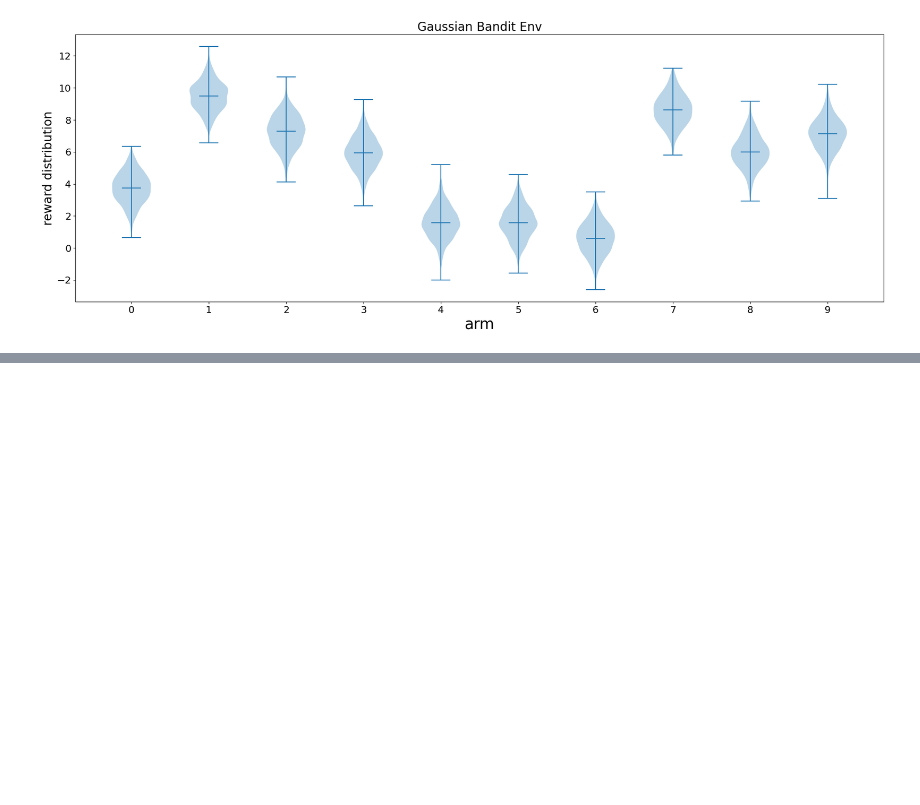
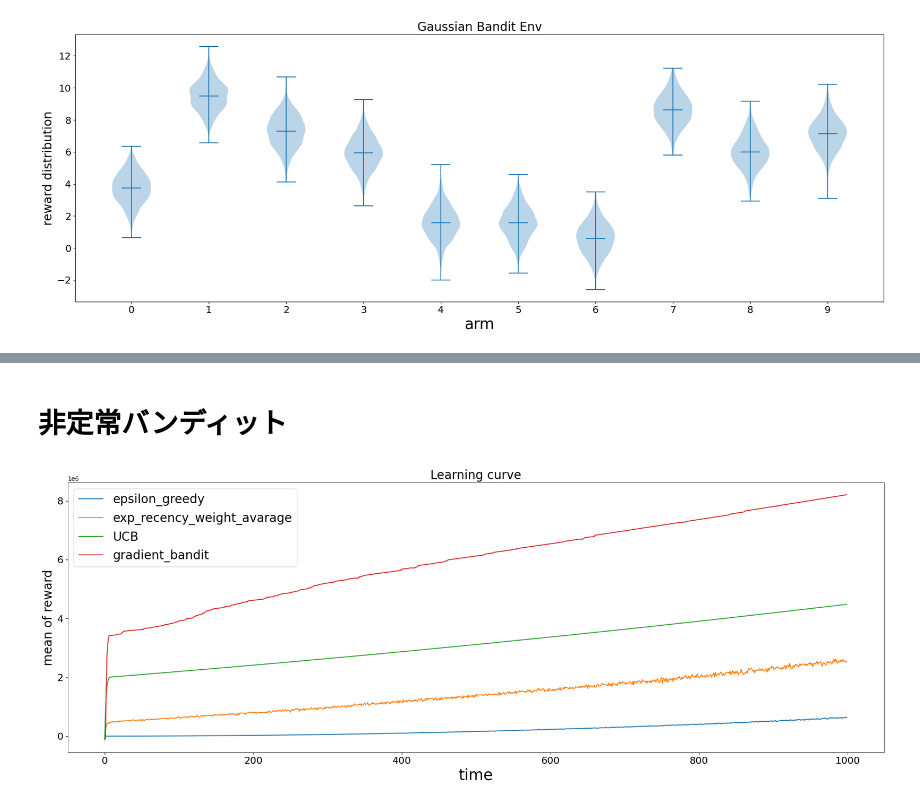
Before and after one commit to takutori/reinforcement_learning, a Jupyter notebook: notebooks/bandit.ipynb, the cells around one changed output, grey strips where cells are left out. Drawn from its saved outputs; the diff is of its cells as text; code cells hidden in the pictures; blank space fills up the shorter version.

Commit message:
unsteady bandit

```diff
--- a/notebooks/bandit.ipynb
+++ b/notebooks/bandit.ipynb
@@ -56,0 +57,20 @@ fig.savefig("../imgs/img_bandit/reward_plot.png")
+# %% [markdown]
+# 非定常バンディット
+# %%
+reward_array_dict = loadPickle("../data/reward_data/SteadyBandit.pickle")
+# %%
+learning_time = 1000
+fig = plt.figure(figsize=(24, 8))
+ax = fig.add_subplot(1,1,1)
+for key, value in reward_array_dict.items():
+    ax.plot(range(learning_time), value.mean(axis=1), label=key)
+ax.set_xlabel("time", fontsize=25)
+ax.set_ylabel("mean of reward", fontsize=20)
+ax.set_title("Learning curve", fontsize=20)
+ax.tick_params(labelsize=16)
+plt.legend(fontsize=20)
+plt.show()
+
+fig.savefig("../imgs/img_unsteady_bandit/reward_plot.png")
+# %% [output]
+[figure, added]
```
Also changed, not shown: parts of 1 cell of this notebook, 10 other files.
